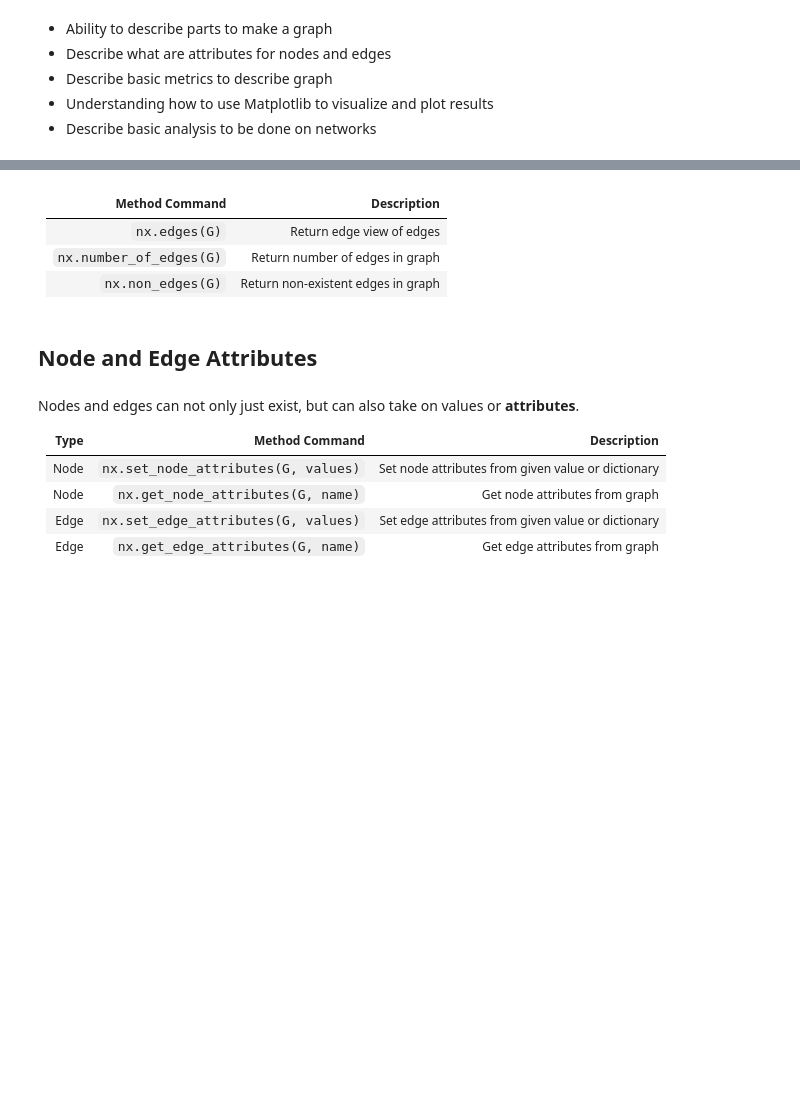
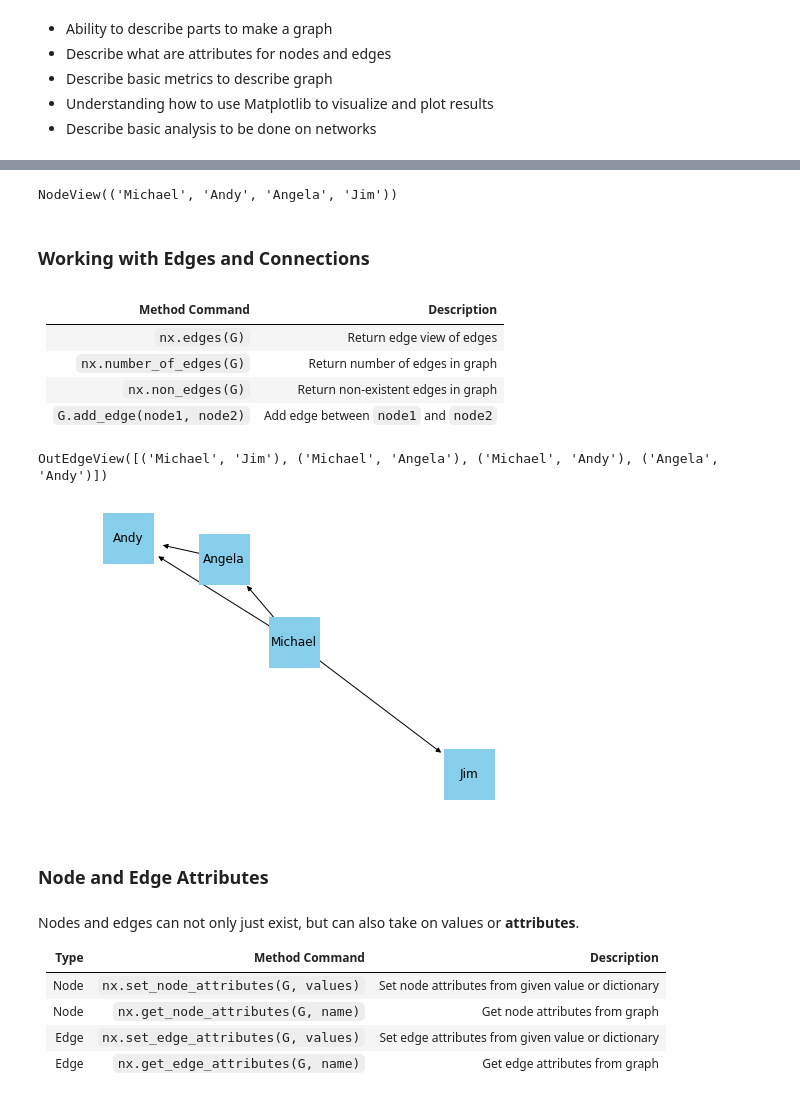
Before and after one commit to erictleung/lecture-python-bash, a Jupyter notebook: notebooks/network_outline.ipynb, the cells around one changed output, grey strips where cells are left out. Saved outputs shown, nothing was run; the diff lists cells and outputs as text; code cells hidden in the pictures; blank space fills up the shorter version.

Commit message:
Complete draft of network Jupyter lecture

```diff
--- a/notebooks/network_outline.ipynb
+++ b/notebooks/network_outline.ipynb
@@ -76,11 +104,44 @@ There are four basic tasks for interacting with networks:
+# %%
+# Create directed graph object
+DG = nx.DiGraph()
+# %%
+# Add single node
+DG.add_node("Michael")
+
+# Or multiple nodes
+DG.add_nodes_from(["Andy", "Angela", "Jim"])
+# %%
+# Look at nodes in our object
+DG.nodes()
+# %% [output]
+NodeView(('Michael', 'Andy', 'Angela', 'Jim'))
+# %% [markdown]
+### Working with Edges and Connections
 # %% [markdown]
 | Method Command | Description |
 |----------------|-------------|
 | `nx.edges(G)` | Return edge view of edges |
 | `nx.number_of_edges(G)` | Return number of edges in graph |
 | `nx.non_edges(G)` | Return non-existent edges in graph |
+| `G.add_edge(node1, node2)` | Add edge between `node1` and `node2` |
+# %%
+# Add edges and connections between nodes
+DG.add_edge("Michael", "Jim")
+
+# Or add a group of edge connections all at once
+DG.add_edges_from([("Michael", "Angela"), ("Michael", "Andy"), ("Angela", "Andy")])
+# %%
+# Take a look at edges in object
+DG.edges()
+# %% [output]
+OutEdgeView([('Michael', 'Jim'), ('Michael', 'Angela'), ('Michael', 'Andy'), ('Angela', 'Andy')])
+# %%
+# Visualize network, will get into more details later in lecture
+nx.draw(DG, with_labels=True, node_shape="s", node_color="skyblue", node_size=2500)
+# %% [output]
+[figure, added]
 # %% [markdown]
-## Node and Edge Attributes
+### Node and Edge Attributes
 # %% [markdown]
 Nodes and edges can not only just exist, but can also take on values or **attributes**.
 
```
Also changed, not shown: parts of 62 cells of this notebook.
